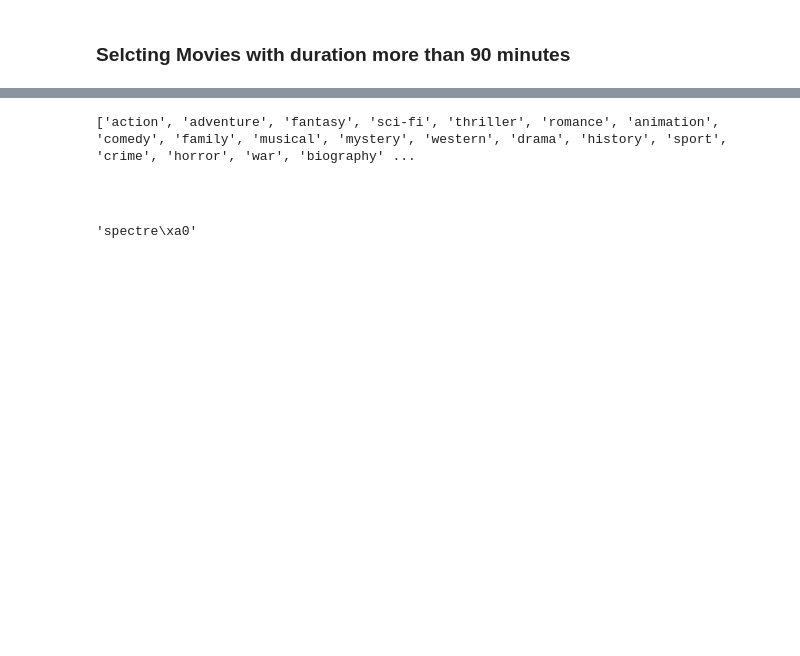
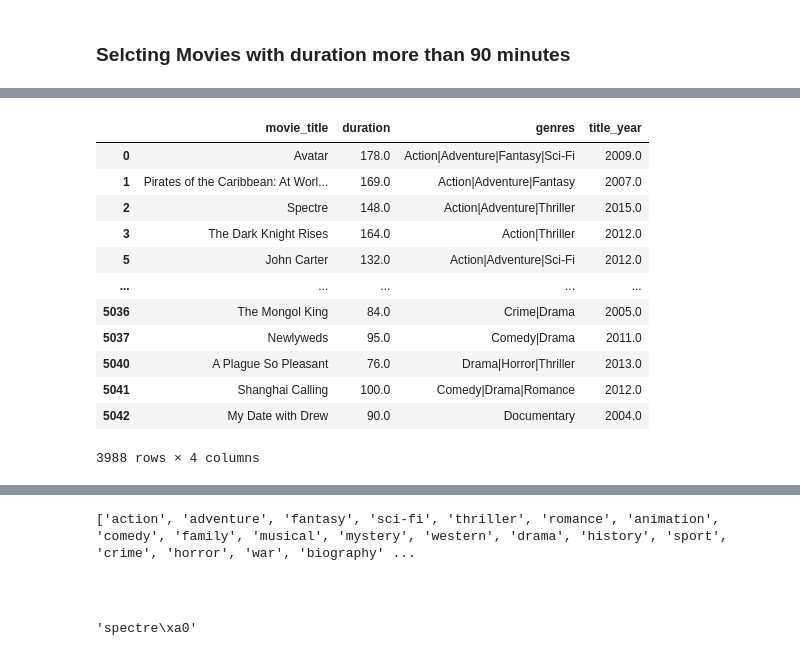
Before and after one commit to skar94376/Movie-Recommendation-Model, a Jupyter notebook: Movie1.ipynb, the cells around one changed output, grey strips where cells are left out. Drawn from its saved outputs; the diff is of its cells as text; code cells hidden in the pictures; blank space fills up the shorter version.

```diff
--- a/Movie1.ipynb
+++ b/Movie1.ipynb
@@ -59,7 +74,22 @@ min         7.000000
 max       330.000000
 Name: duration, dtype: float64
 # %%
-movie_meta = movie_meta[movie_meta['duration'] >= 90]
+movie_meta = movie_meta[movie_meta['duration'] >= 74]
+movie_meta[['movie_title','duration','genres','title_year']]
+# %% [output]
+|  | movie_title | duration | genres | title_year |
+| 0 | Avatar | 178.0 | Action|Adventure|Fantasy|Sci-Fi | 2009.0 |
+| 1 | Pirates of the Caribbean: At Worl... | 169.0 | Action|Adventure|Fantasy | 2007.0 |
+| 2 | Spectre | 148.0 | Action|Adventure|Thriller | 2015.0 |
+| 3 | The Dark Knight Rises | 164.0 | Action|Thriller | 2012.0 |
+| 5 | John Carter | 132.0 | Action|Adventure|Sci-Fi | 2012.0 |
+| ... | ... | ... | ... | ... |
+| 5036 | The Mongol King | 84.0 | Crime|Drama | 2005.0 |
+| 5037 | Newlyweds | 95.0 | Comedy|Drama | 2011.0 |
+| 5040 | A Plague So Pleasant | 76.0 | Drama|Horror|Thriller | 2013.0 |
+| 5041 | Shanghai Calling | 100.0 | Comedy|Drama|Romance | 2012.0 |
+| 5042 | My Date with Drew | 90.0 | Documentary | 2004.0 |
+3988 rows × 4 columns
 # %%
 movie_meta.shape
 # %% [output]
```
Also changed, not shown: parts of 23 cells of this notebook, 3 other files.
